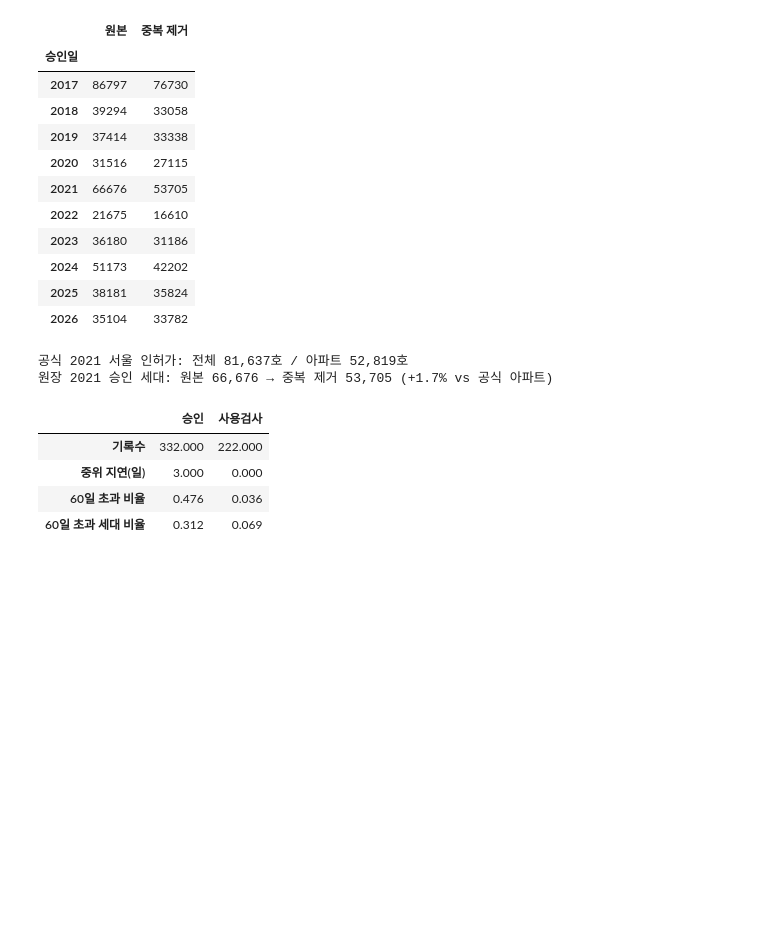
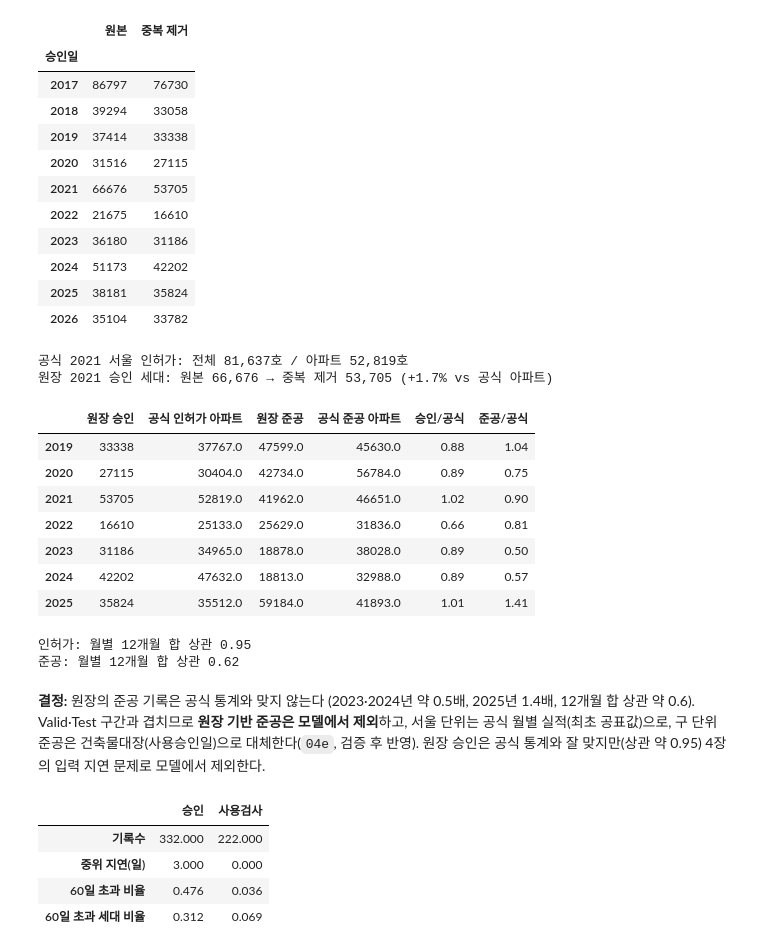
Before and after one commit to Overlay1010/apartment_price, a Jupyter notebook: notebook/v2_5year_notebook/eda/v2/04_housing_supply.ipynb, the cells around one changed output. Drawn from its saved outputs; the diff is of its cells as text; code cells hidden in the pictures; blank space fills up the shorter version.

```diff
--- a/notebook/v2_5year_notebook/eda/v2/04_housing_supply.ipynb
+++ b/notebook/v2_5year_notebook/eda/v2/04_housing_supply.ipynb
@@ -225,6 +226,54 @@ assert abs(ledger_2021 / official_apt - 1) < 0.05
 # %% [output]
 공식 2021 서울 인허가: 전체 81,637호 / 아파트 52,819호
 원장 2021 승인 세대: 원본 66,676 → 중복 제거 53,705 (+1.7% vs 공식 아파트)
+# %%
+# ============================================================
+# 공식 통계와 다년 비교 (2019~2025, 서울 아파트)
+# - 공표치: 각 해 12월 파일의 누계 / 월별: 각 달 파일의 최초 공표 월계
+# ============================================================
+
+official_series = pd.read_csv(OFFICIAL_SERIES, encoding="utf-8-sig")
+
+official_monthly = official_series[official_series["basis"].eq("monthly_file")].copy()
+official_monthly["ref_month"] = pd.PeriodIndex(
+    official_monthly["year"].astype(int).astype(str) + "-" + official_monthly["month"].astype(int).astype(str), freq="M"
+)
+official_monthly = official_monthly[["kind", "ref_month", "apartment", "total"]].sort_values(["kind", "ref_month"])
+assert not official_monthly.duplicated(["kind", "ref_month"]).any()
+
+annual = official_series[official_series["basis"].eq("dec_file_ytd")].set_index(["kind", "year"])["apartment"]
+compare_years = pd.DataFrame({
+    "원장 승인": approvals.groupby(approvals["승인일"].dt.year)["세대수"].sum(),
+    "공식 인허가 아파트": annual["인허가"],
+    "원장 준공": completions.groupby(completions["사용검사일"].dt.year)["세대수"].sum(),
+    "공식 준공 아파트": annual["준공"],
+}).loc[2019:2025]
+compare_years["승인/공식"] = compare_years["원장 승인"] / compare_years["공식 인허가 아파트"]
+compare_years["준공/공식"] = compare_years["원장 준공"] / compare_years["공식 준공 아파트"]
+display(compare_years.round(2))
+
+for kind, ledger, col in [("인허가", approvals, "승인일"), ("준공", completions, "사용검사일")]:
+    led = ledger.groupby(ledger[col].dt.to_period("M"))["세대수"].sum()
+    off = official_monthly[official_monthly["kind"].eq(kind)].set_index("ref_month")["apartment"]
+    j = pd.concat([off, led], axis=1, keys=["공식", "원장"]).fillna(0).loc["2019-01":"2026-08"]
+    r12 = j.rolling(12).sum().dropna()
+    print(f"{kind}: 월별 12개월 합 상관 {r12.corr().iloc[0, 1]:.2f}")
+# %% [output]
+|  | 원장 승인 | 공식 인허가 아파트 | 원장 준공 | 공식 준공 아파트 | 승인/공식 | 준공/공식 |
+| 2019 | 33338 | 37767.0 | 47599.0 | 45630.0 | 0.88 | 1.04 |
+| 2020 | 27115 | 30404.0 | 42734.0 | 56784.0 | 0.89 | 0.75 |
+| 2021 | 53705 | 52819.0 | 41962.0 | 46651.0 | 1.02 | 0.90 |
+| 2022 | 16610 | 25133.0 | 25629.0 | 31836.0 | 0.66 | 0.81 |
+| 2023 | 31186 | 34965.0 | 18878.0 | 38028.0 | 0.89 | 0.50 |
+| 2024 | 42202 | 47632.0 | 18813.0 | 32988.0 | 0.89 | 0.57 |
+| 2025 | 35824 | 35512.0 | 59184.0 | 41893.0 | 1.01 | 1.41 |
+인허가: 월별 12개월 합 상관 0.95
+준공: 월별 12개월 합 상관 0.62
+# %% [markdown]
+**결정:** 원장의 준공 기록은 공식 통계와 맞지 않는다 (2023·2024년 약 0.5배, 2025년 1.4배, 12개월 합 상관 약 0.6).
+Valid·Test 구간과 겹치므로 **원장 기반 준공은 모델에서 제외**하고,
+서울 단위는 공식 월별 실적(최초 공표값)으로, 구 단위 준공은 건축물대장(사용승인일)으로 대체한다(`04e`, 검증 후 반영).
+원장 승인은 공식 통계와 잘 맞지만(상관 약 0.95) 4장의 입력 지연 문제로 모델에서 제외한다.
 # %%
 # ============================================================
 # 입력 지연 점검: 2022-09 이후 생성된 기록의 (생성일 - 사건일)
```
Also changed, not shown: parts of 8 cells of this notebook, 7 other files.
